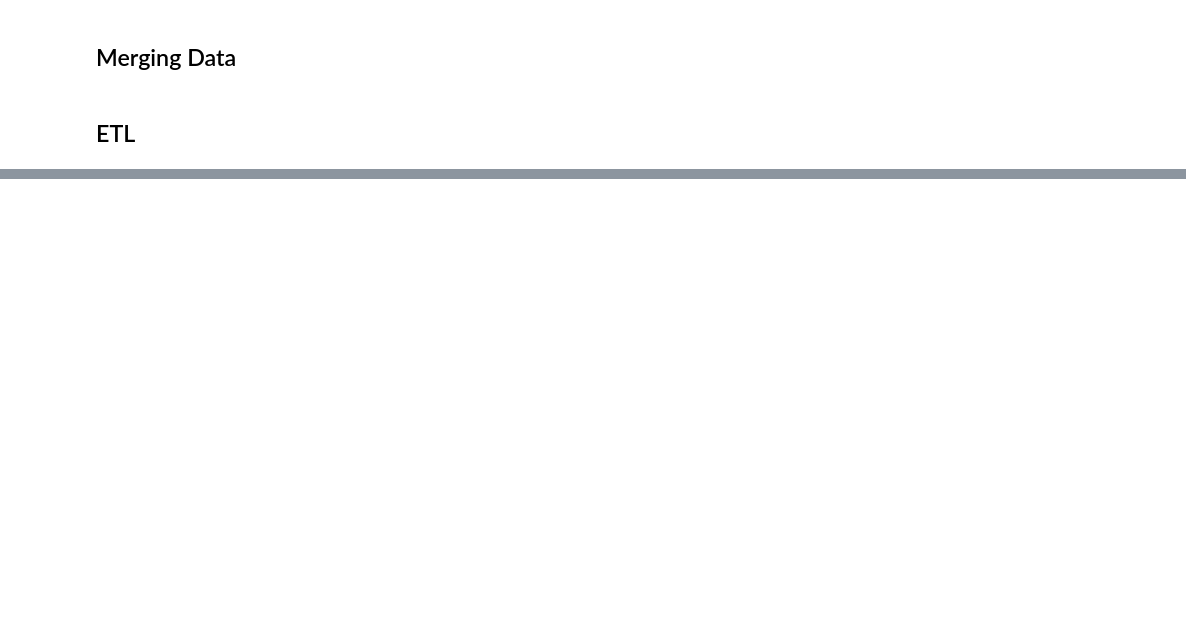
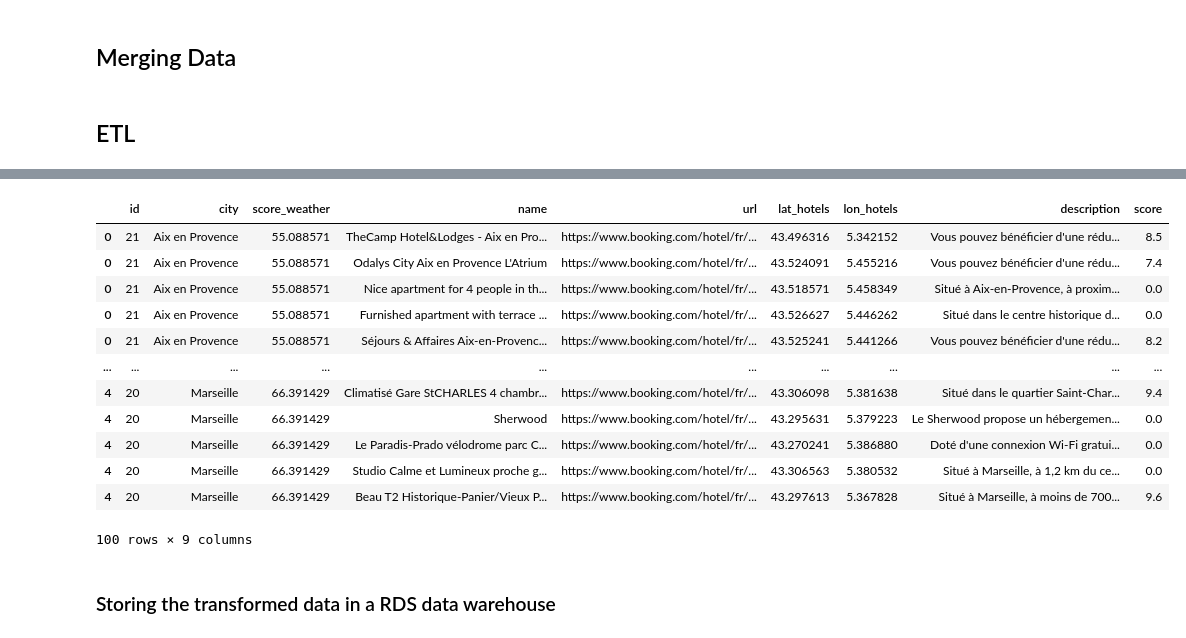
Before and after one commit to GuillaumeArp/Kayak_Project, a Jupyter notebook: kayak.ipynb, the cells around one changed output, grey strips where cells are left out. Saved outputs shown, nothing was run; the diff lists cells and outputs as text; code cells hidden in the pictures; blank space fills up the shorter version.

```diff
--- a/kayak.ipynb
+++ b/kayak.ipynb
@@ -454,0 +435,5 @@ df_s3.head()
+# %%
+# Splitting the dataframe into 2 tables
+
+df_weather = df_s3[['id', 'city', 'lat', 'lon', 'day_plus', 'felt_temperature', 'rain_chances', 'humidity', 'score_weather']]
+df_hotels = df_s3[['id', 'city', 'name', 'url', 'lat_hotels', 'lon_hotels', 'description', 'score', 'score_weather']]
@@ -454,0 +458,53 @@ df_s3.head()
+# %%
+# The csv has converted the lists into strings, we need to revert that first
+
+df_weather_final = pd.DataFrame()
+df_weather_final[['id', 'city', 'lat', 'lon', 'score_weather']] = df_weather[['id', 'city', 'lat', 'lon', 'score_weather']]
+df_weather_final['day_plus'] = df_weather['day_plus'].apply(eval)
+df_weather_final['felt_temperature'] = df_weather['felt_temperature'].apply(eval)
+df_weather_final['rain_chances'] = df_weather['rain_chances'].apply(eval)
+df_weather_final['humidity'] = df_weather['humidity'].apply(eval)
+
+df_hotels_final = pd.DataFrame()
+df_hotels_final[['id', 'city', 'score_weather']] = df_hotels[['id', 'city', 'score_weather']]
+df_hotels_final['name'] = df_hotels['name'].apply(eval)
+df_hotels_final['url'] = df_hotels['url'].apply(eval)
+df_hotels_final['lat_hotels'] = df_hotels['lat_hotels'].apply(eval)
+df_hotels_final['lon_hotels'] = df_hotels['lon_hotels'].apply(eval)
+df_hotels_final['description'] = df_hotels['description'].apply(eval)
+df_hotels_final['score'] = df_hotels['score'].apply(eval)
+
+# We need to convert coordinates to numeric type as well
+df_weather_final[['lat', 'lon']] = df_weather[['lat', 'lon']].apply(pd.to_numeric)
+# %%
+# We need to sort the data and explode the lists to prepare the data for warehousing and plotting
+
+df_weather_full = df_weather_final.sort_values('score_weather')
+df_weather_full.reset_index(inplace=True, drop=True)
+df_weather_full = df_weather_full.apply(pd.Series.explode)
+df_weather_full[['day_plus', 'felt_temperature', 'rain_chances', 'humidity']] = df_weather_full[['day_plus', 'felt_temperature', 'rain_chances', 'humidity']].apply(pd.to_numeric)
+
+df_hotels_full = df_hotels_final.sort_values('score_weather')
+df_hotels_full.reset_index(inplace=True, drop=True)
+df_hotels_full = df_hotels_full.apply(pd.Series.explode)
+df_hotels_full['description'] = df_hotels_full['description'].replace("\\n", "", regex=True)
+df_hotels_full['score'] = df_hotels_full['score'].replace(",", ".", regex=True)
+df_hotels_full[['lat_hotels', 'lon_hotels', 'score']] = df_hotels_full[['lat_hotels', 'lon_hotels', 'score']].apply(pd.to_numeric)
+# %%
+df_hotels_full[:100]
+# %% [output]
+|  | id | city | score_weather | name | url | lat_hotels | lon_hotels | description | score |
+| 0 | 21 | Aix en Provence | 55.088571 | TheCamp Hotel&Lodges - Aix en Pro... | https://www.booking.com/hotel/fr/... | 43.496316 | 5.342152 | Vous pouvez bénéficier d'une rédu... | 8.5 |
+| 0 | 21 | Aix en Provence | 55.088571 | Odalys City Aix en Provence L'Atrium | https://www.booking.com/hotel/fr/... | 43.524091 | 5.455216 | Vous pouvez bénéficier d'une rédu... | 7.4 |
+| 0 | 21 | Aix en Provence | 55.088571 | Nice apartment for 4 people in th... | https://www.booking.com/hotel/fr/... | 43.518571 | 5.458349 | Situé à Aix-en-Provence, à proxim... | 0.0 |
+| 0 | 21 | Aix en Provence | 55.088571 | Furnished apartment with terrace ... | https://www.booking.com/hotel/fr/... | 43.526627 | 5.446262 | Situé dans le centre historique d... | 0.0 |
+| 0 | 21 | Aix en Provence | 55.088571 | Séjours & Affaires Aix-en-Provenc... | https://www.booking.com/hotel/fr/... | 43.525241 | 5.441266 | Vous pouvez bénéficier d'une rédu... | 8.2 |
+| ... | ... | ... | ... | ... | ... | ... | ... | ... | ... |
+| 4 | 20 | Marseille | 66.391429 | Climatisé Gare StCHARLES 4 chambr... | https://www.booking.com/hotel/fr/... | 43.306098 | 5.381638 | Situé dans le quartier Saint-Char... | 9.4 |
+| 4 | 20 | Marseille | 66.391429 | Sherwood | https://www.booking.com/hotel/fr/... | 43.295631 | 5.379223 | Le Sherwood propose un hébergemen... | 0.0 |
+| 4 | 20 | Marseille | 66.391429 | Le Paradis-Prado vélodrome parc C... | https://www.booking.com/hotel/fr/... | 43.270241 | 5.386880 | Doté d'une connexion Wi-Fi gratui... | 0.0 |
+| 4 | 20 | Marseille | 66.391429 | Studio Calme et Lumineux proche g... | https://www.booking.com/hotel/fr/... | 43.306563 | 5.380532 | Situé à Marseille, à 1,2 km du ce... | 0.0 |
+| 4 | 20 | Marseille | 66.391429 | Beau T2 Historique-Panier/Vieux P... | https://www.booking.com/hotel/fr/... | 43.297613 | 5.367828 | Situé à Marseille, à moins de 700... | 9.6 |
+100 rows × 9 columns
+# %% [markdown]
+### Storing the transformed data in a RDS data warehouse
```
Also changed, not shown: parts of 19 cells of this notebook, 1 other file.
